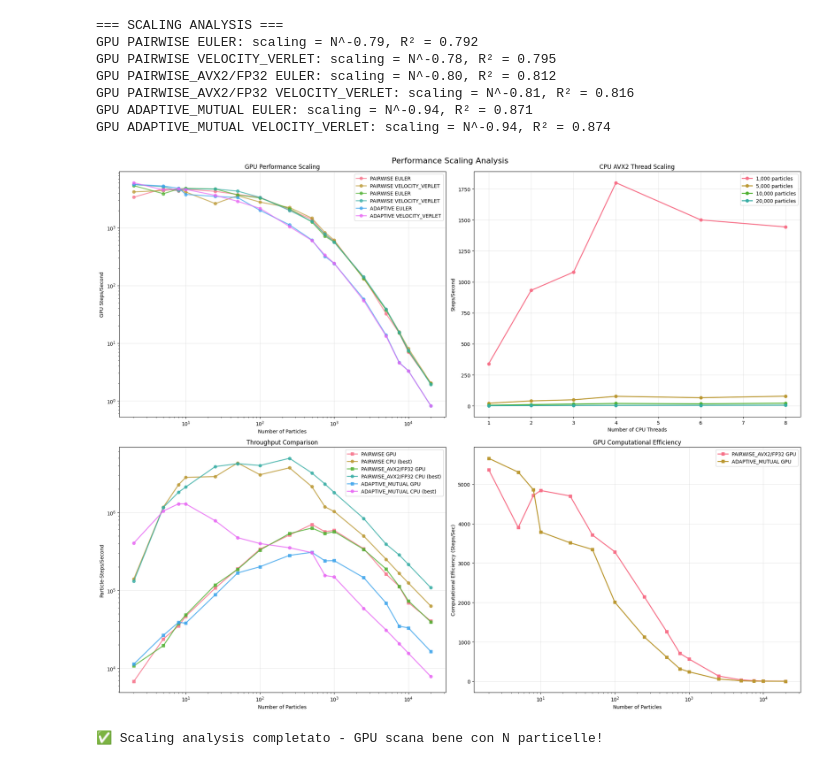
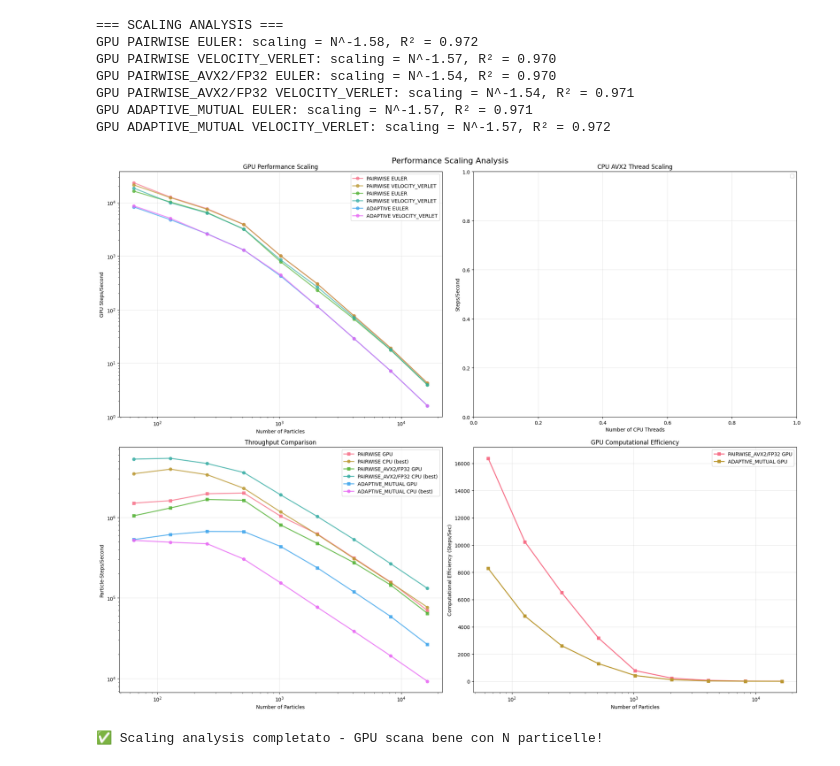
Before and after one commit to tusca99/N-body-simulation, a Jupyter notebook: presentation/benchmarks/benchmark_analysis.ipynb, the cells around one changed output. Saved outputs shown, nothing was run; the diff lists cells and outputs as text; code cells hidden in the pictures.

```diff
--- a/presentation/benchmarks/benchmark_analysis.ipynb
+++ b/presentation/benchmarks/benchmark_analysis.ipynb
@@ -12,7 +12,7 @@ plt.style.use('default')
 sns.set_palette("husl")
 
 # Carica i risultati - ora con statistiche integrate
-df = pd.read_csv('benchmark_results_CPU_GPU.csv')
+df = pd.read_csv('benchmark_results_CPU_GPU_3.csv')
 
 # Filtra solo i test riusciti
 df = df[df['Success'] == True]
@@ -548,12 +528,11 @@ cpu_avx2 = df[(df['ExecutionMode'] == 'CPU') &
               (df['ForceMethod'] == 'PAIRWISE_AVX2/FP32') &
               (df['IntegrationMethod'] == 'EULER')]
 
-for particles in [1000, 5000, 10000, 20000]:
-    particle_data = cpu_avx2[cpu_avx2['NumParticles'] == particles]
-    if not particle_data.empty:
-        threads_data = particle_data.groupby('NumThreads')['MeanStepsPerSecond'].mean().reset_index()
-        ax.plot(threads_data['NumThreads'], threads_data['MeanStepsPerSecond'],
-               'o-', label=f'{particles:,} particles', linewidth=2, markersize=6)
+particle_data = cpu_avx2[cpu_avx2['NumParticles'] == particles]
+if not particle_data.empty:
+    threads_data = particle_data.groupby('NumThreads')['MeanStepsPerSecond'].mean().reset_index()
+    ax.plot(threads_data['NumThreads'], threads_data['MeanStepsPerSecond'],
+            'o-', label=f'{particles:,} particles', linewidth=2, markersize=6)
 
 ax.set_xlabel('Number of CPU Threads')
 ax.set_ylabel('Steps/Second')
@@ -590,38 +569,38 @@ ax.set_xlabel('Number of Particles')
 ax.set_ylabel('Particle-Steps/Second')
 ax.set_title('Throughput Comparison')
 ax.legend()
 ax.grid(True, alpha=0.3)
 
 # 5.4 Efficiency vs Problem Size
 ax = axes[1, 1]
 
 # GPU efficiency (particle-steps per second per particle)
 for method in ['PAIRWISE_AVX2/FP32', 'ADAPTIVE_MUTUAL']:
     gpu_method = df[(df['ExecutionMode'] == 'GPU') &
                    (df['ForceMethod'] == method) &
                    (df['IntegrationMethod'] == 'EULER')]
     if not gpu_method.empty:
         efficiency = gpu_method['MeanStepsPerSecond']  # Steps per second = efficiency
         ax.semilogx(gpu_method['NumParticles'], efficiency,
                    's-', label=f'{method} GPU', linewidth=2)
 
 ax.set_xlabel('Number of Particles')
 ax.set_ylabel('Computational Efficiency (Steps/Sec)')
 ax.set_title('GPU Computational Efficiency')
 ax.legend()
 ax.grid(True, alpha=0.3)
 
 plt.tight_layout()
 plt.show()
 
 print("✅ Scaling analysis completato - GPU scana bene con N particelle!")
 # %% [output]
 === SCALING ANALYSIS ===
-GPU PAIRWISE EULER: scaling = N^-0.79, R² = 0.792
-GPU PAIRWISE VELOCITY_VERLET: scaling = N^-0.78, R² = 0.795
-GPU PAIRWISE_AVX2/FP32 EULER: scaling = N^-0.80, R² = 0.812
-GPU PAIRWISE_AVX2/FP32 VELOCITY_VERLET: scaling = N^-0.81, R² = 0.816
-GPU ADAPTIVE_MUTUAL EULER: scaling = N^-0.94, R² = 0.871
-GPU ADAPTIVE_MUTUAL VELOCITY_VERLET: scaling = N^-0.94, R² = 0.874
+GPU PAIRWISE EULER: scaling = N^-1.58, R² = 0.972
+GPU PAIRWISE VELOCITY_VERLET: scaling = N^-1.57, R² = 0.970
+GPU PAIRWISE_AVX2/FP32 EULER: scaling = N^-1.54, R² = 0.970
+GPU PAIRWISE_AVX2/FP32 VELOCITY_VERLET: scaling = N^-1.54, R² = 0.971
+GPU ADAPTIVE_MUTUAL EULER: scaling = N^-1.57, R² = 0.971
+GPU ADAPTIVE_MUTUAL VELOCITY_VERLET: scaling = N^-1.57, R² = 0.972
-[figure, old version]
+[figure, new version]
 ✅ Scaling analysis completato - GPU scana bene con N particelle!
```
Also changed, not shown: parts of 6 cells of this notebook, 35 other files.
